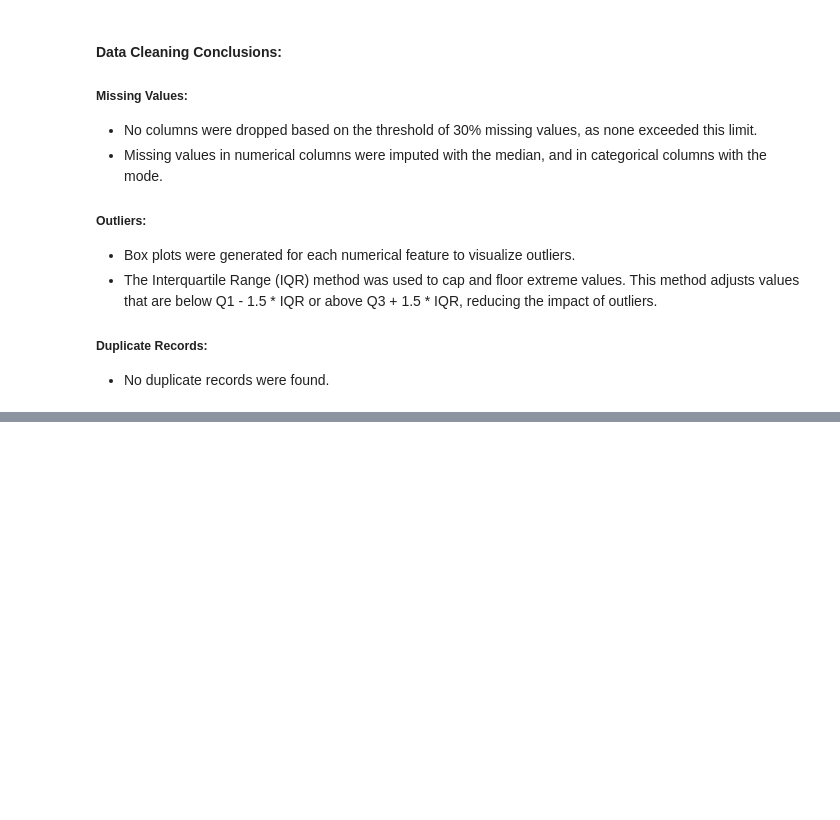
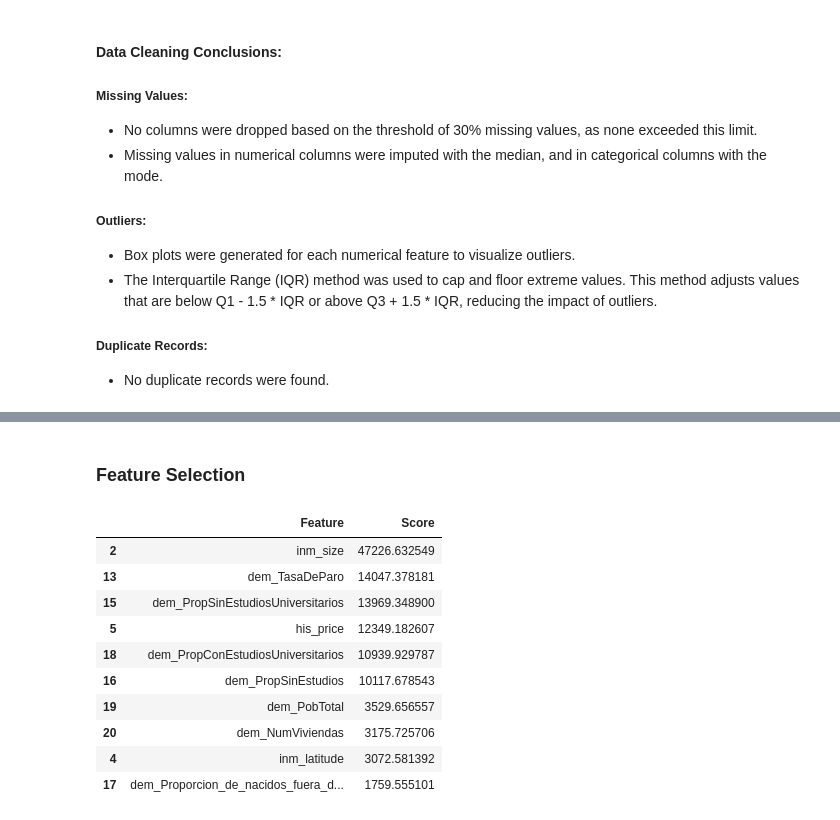
Before and after one commit to gabrieldeolaguibel/ML-Projects, a Jupyter notebook: assignments/practical_session2/practical_session_2_GabrieldeOlaguibel.ipynb, the cells around one changed output, grey strips where cells are left out. Saved outputs shown, nothing was run; the diff lists cells and outputs as text; code cells hidden in the pictures; blank space fills up the shorter version.

```diff
--- a/assignments/practical_session2/practical_session_2_GabrieldeOlaguibel.ipynb
+++ b/assignments/practical_session2/practical_session_2_GabrieldeOlaguibel.ipynb
@@ -177,0 +270,35 @@ num_rows_cleaned, num_cols_cleaned, num_dropped_columns, num_dropped_rows, missi
+# %% [markdown]
+### Feature Selection
+# %%
+from sklearn.feature_selection import SelectKBest, f_regression
+
+# Defining the target variable and features
+X = df_final_encoded.drop('inm_price', axis=1)
+y = df_final_encoded['inm_price']
+
+# Initialize SelectKBest with f_regression to find best k features
+selector = SelectKBest(score_func=f_regression, k='all')
+
+# Fit and transform the data
+X_new = selector.fit_transform(X, y)
+
+# Get the scores for each feature
+feature_scores = selector.scores_
+
+# Creating a DataFrame to display feature names and their corresponding scores
+feature_scores_df = pd.DataFrame({'Feature': X.columns, 'Score': feature_scores})
+feature_scores_df = feature_scores_df.sort_values(by='Score', ascending=False)
+
+feature_scores_df.head(10)  # Displaying top 10 features
+# %% [output]
+|  | Feature | Score |
+| 2 | inm_size | 47226.632549 |
+| 13 | dem_TasaDeParo | 14047.378181 |
+| 15 | dem_PropSinEstudiosUniversitarios | 13969.348900 |
+| 5 | his_price | 12349.182607 |
+| 18 | dem_PropConEstudiosUniversitarios | 10939.929787 |
+| 16 | dem_PropSinEstudios | 10117.678543 |
+| 19 | dem_PobTotal | 3529.656557 |
+| 20 | dem_NumViviendas | 3175.725706 |
+| 4 | inm_latitude | 3072.581392 |
+| 17 | dem_Proporcion_de_nacidos_fuera_d... | 1759.555101 |
```
Also changed, not shown: parts of 27 cells of this notebook.
